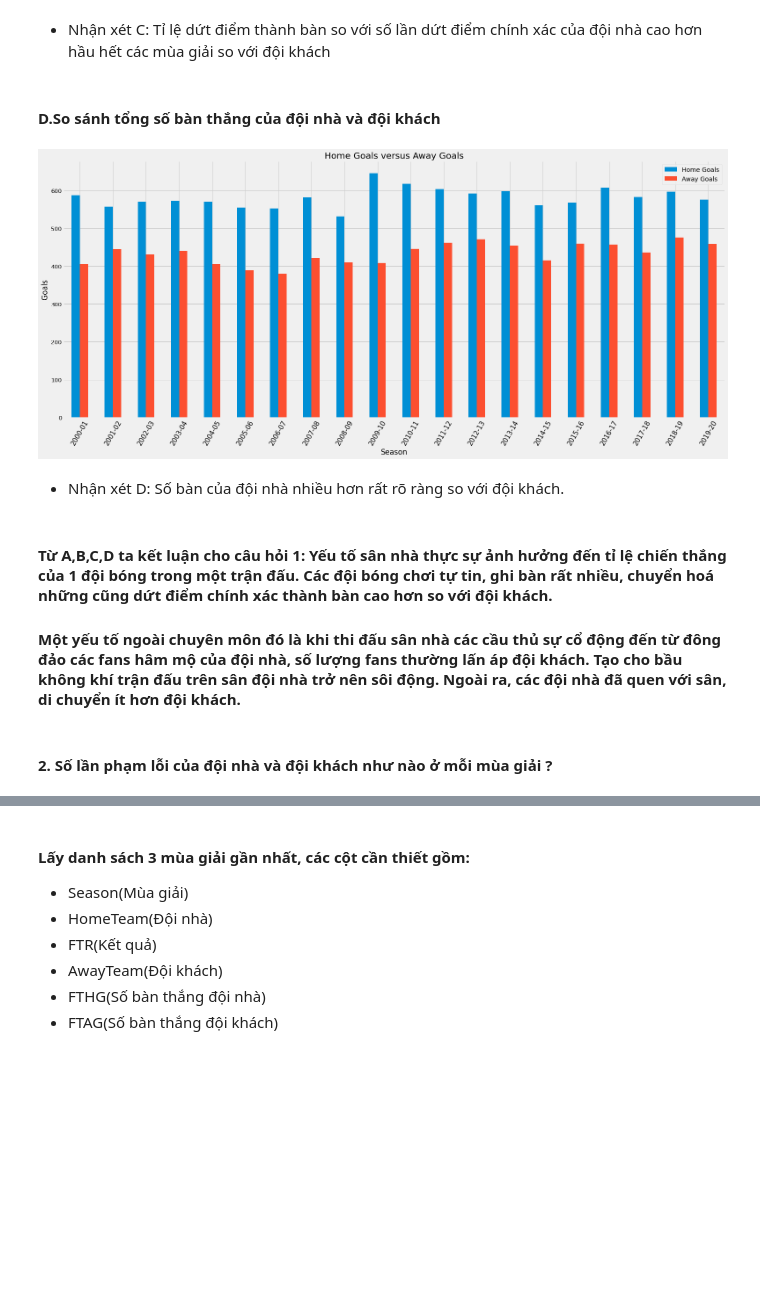
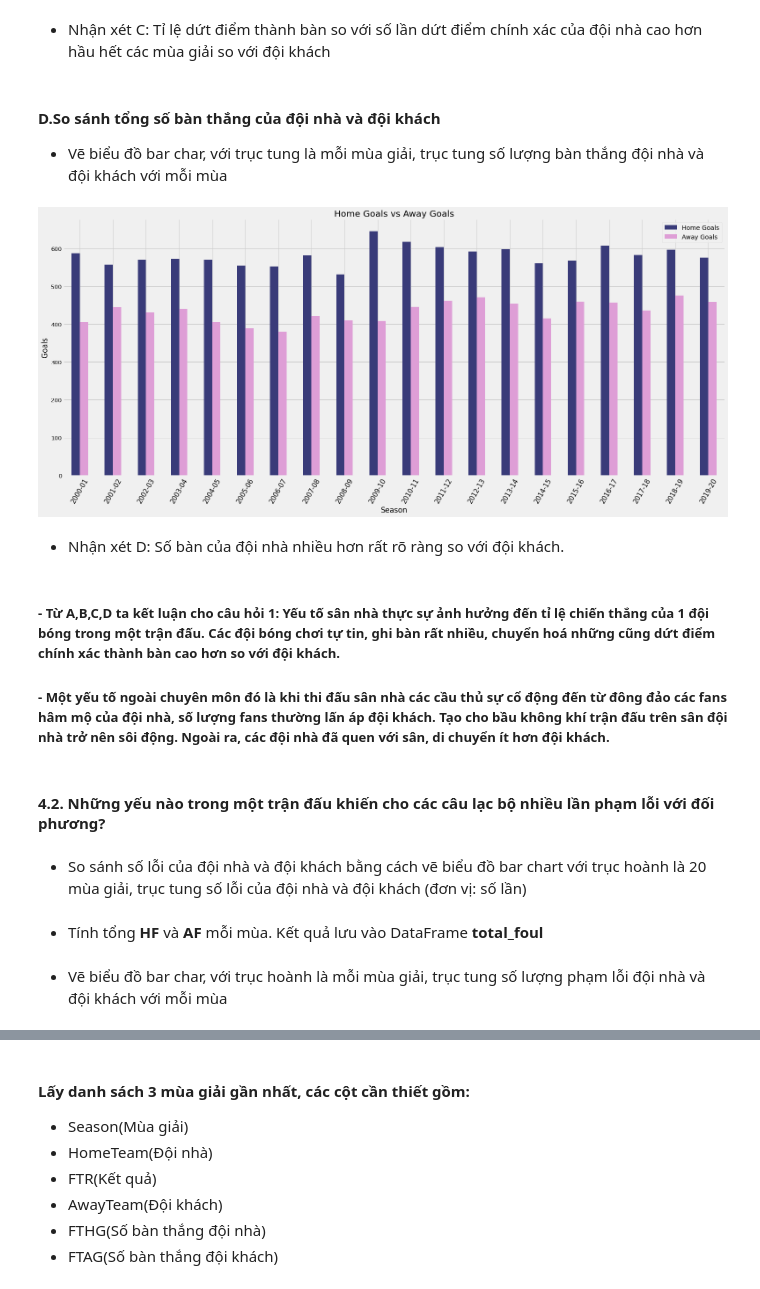
Before and after one commit to chopcolate/DataPrograming, a Jupyter notebook: Final_Project.ipynb, the cells around one changed output, grey strips where cells are left out. Saved outputs shown, nothing was run; the diff lists cells and outputs as text; code cells hidden in the pictures; blank space fills up the shorter version.

```diff
--- a/Final_Project.ipynb
+++ b/Final_Project.ipynb
@@ -294,6 +313,4 @@ homeWin['Home Loss']=homeLose.values
 home_scale=homeWin
 # %% [markdown]
 - Từ kết quả có được vẽ biểu đồ bar char, với trục hoành là mỗi mùa giải, trục tung phần trăm (theo đơn vị %, nghĩa là có giá trị từ 0-100)
-# %%
-plt.style.use('fivethirtyeight')
 # %%
@@ -375,20 +396,26 @@ for p in ax.containers:
 - Nhận xét C: Tỉ lệ dứt điểm thành bàn so với số lần dứt điểm chính xác của đội nhà cao hơn hầu hết các mùa giải so với đội khách
 # %% [markdown]
 #### D.So sánh tổng số bàn thắng của  đội nhà và đội khách
+  - Vẽ biểu đồ bar char, với trục tung là mỗi mùa giải, trục tung số lượng bàn thắng đội nhà và đội khách với mỗi mùa
 # %%
-results_df.groupby('Season')[['FTHG','FTAG']].sum().plot(kind='bar',fontsize=13,figsize=(24,10))
-plt.ylabel('Goals')
+with plt.style.context('fivethirtyeight'):
+    results_df.groupby('Season')[['FTHG','FTAG']].sum().plot(kind='bar',fontsize=13,figsize=(24,10),colormap='tab20b')
+    plt.ylabel('Goals')
 
-plt.legend(['Home Goals','Away Goals'])
-plt.title("Home Goals versus Away Goals",fontsize=20)
-plt.xticks(rotation=60,fontsize=15)
-plt.show()
+    plt.legend(['Home Goals','Away Goals'])
+    plt.title("Home Goals vs Away Goals",fontsize=20)
+    plt.xticks(rotation=60,fontsize=15)
+    plt.show()
 # %% [output]
-[figure, old version]
+[figure, new version]
 # %% [markdown]
 - Nhận xét D: Số bàn của đội nhà nhiều hơn rất rõ ràng so với đội khách.
 # %% [markdown]
-#### Từ A,B,C,D ta kết luận cho câu hỏi 1:   Yếu tố sân nhà thực sự ảnh hưởng đến tỉ lệ chiến thắng của 1 đội bóng trong một trận đấu. Các đội bóng chơi tự tin, ghi bàn rất nhiều, chuyển hoá những cũng dứt điểm chính xác thành bàn cao hơn so với đội khách.
-#### Một yếu tố ngoài chuyên môn đó là khi thi đấu sân nhà các cầu thủ sự cổ động đến từ đông đảo các fans hâm mộ của đội nhà, số lượng fans thường lấn áp đội khách. Tạo cho bầu không khí trận đấu trên sân đội nhà trở nên sôi động. Ngoài ra, các đội nhà đã quen với sân, di chuyển ít hơn đội khách.
+##### - Từ A,B,C,D ta kết luận cho câu hỏi 1:   Yếu tố sân nhà thực sự ảnh hưởng đến tỉ lệ chiến thắng của 1 đội bóng trong một trận đấu. Các đội bóng chơi tự tin, ghi bàn rất nhiều, chuyển hoá những cũng dứt điểm chính xác thành bàn cao hơn so với đội khách.
+##### - Một yếu tố ngoài chuyên môn đó là khi thi đấu sân nhà các cầu thủ sự cổ động đến từ đông đảo các fans hâm mộ của đội nhà, số lượng fans thường lấn áp đội khách. Tạo cho bầu không khí trận đấu trên sân đội nhà trở nên sôi động. Ngoài ra, các đội nhà đã quen với sân, di chuyển ít hơn đội khách.
 # %% [markdown]
-#### 2. Số lần phạm lỗi của đội nhà và đội khách như nào ở mỗi mùa giải ?
+#### 4.2. Những yếu nào trong một trận đấu khiến cho các câu lạc bộ nhiều lần phạm lỗi với đối phương?
+# %% [markdown]
+- So sánh số lỗi của đội nhà và đội khách bằng cách vẽ biểu đồ bar chart với trục hoành là 20 mùa giải, trục tung số lỗi của đội nhà và đội khách (đơn vị: số lần)
+# %% [markdown]
+* Tính tổng **HF** và **AF** mỗi mùa. Kết quả lưu vào DataFrame **total_foul**
@@ -395 +424,3 @@ plt.show()
+# %% [markdown]
+  - Vẽ biểu đồ bar char, với trục hoành là mỗi mùa giải, trục tung số lượng phạm lỗi đội nhà và đội khách với mỗi mùa
 # %%
```
Also changed, not shown: parts of 75 cells of this notebook.
